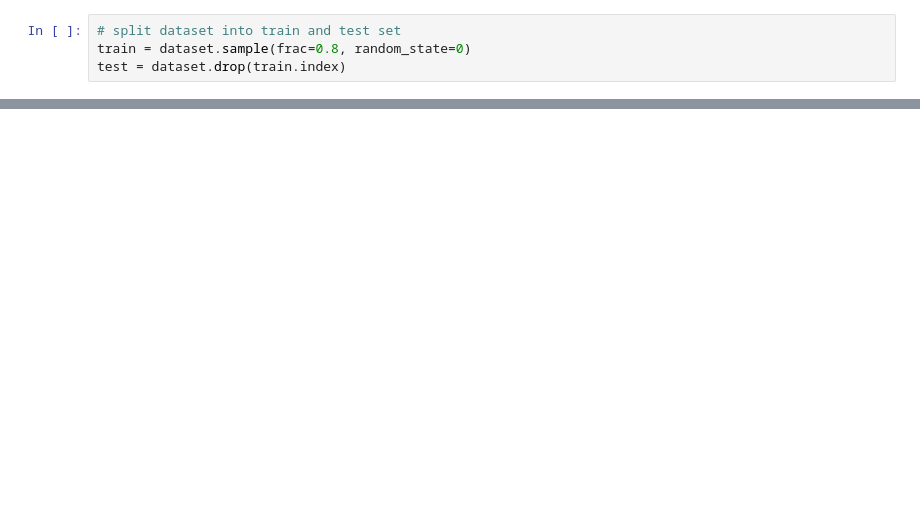
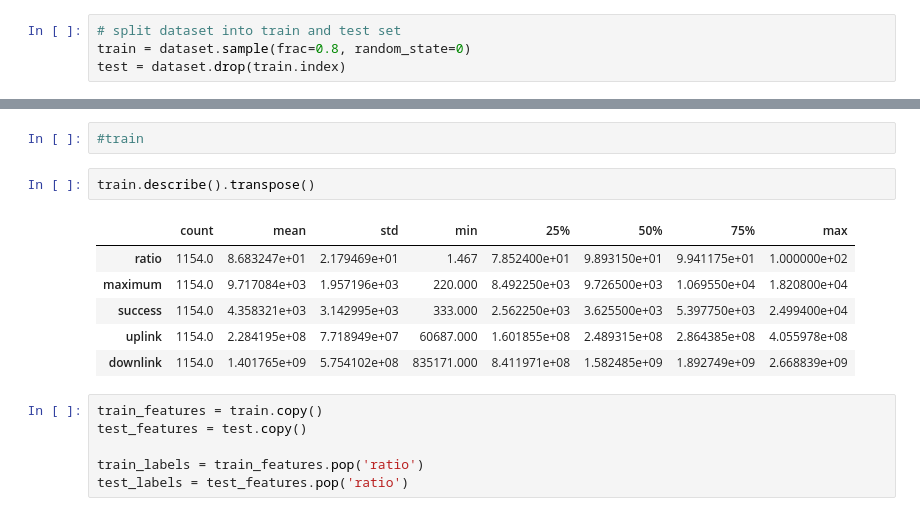
Before and after one commit to bm777/ann-network-LTE, a Jupyter notebook: jupy_model.ipynb, the cells around one changed output, grey strips where cells are left out. Saved outputs shown, nothing was run; the diff lists cells and outputs as text; blank space fills up the shorter version.

```diff
--- a/jupy_model.ipynb
+++ b/jupy_model.ipynb
@@ -40,0 +48,17 @@ ValueError: figure size must be positive finite not (0.0, 0.0)
+# %%
+#train
+# %%
+train.describe().transpose()
+# %% [output]
+|  | count | mean | std | min | 25% | 50% | 75% | max |
+| ratio | 1154.0 | 8.683247e+01 | 2.179469e+01 | 1.467 | 7.852400e+01 | 9.893150e+01 | 9.941175e+01 | 1.000000e+02 |
+| maximum | 1154.0 | 9.717084e+03 | 1.957196e+03 | 220.000 | 8.492250e+03 | 9.726500e+03 | 1.069550e+04 | 1.820800e+04 |
+| success | 1154.0 | 4.358321e+03 | 3.142995e+03 | 333.000 | 2.562250e+03 | 3.625500e+03 | 5.397750e+03 | 2.499400e+04 |
+| uplink | 1154.0 | 2.284195e+08 | 7.718949e+07 | 60687.000 | 1.601855e+08 | 2.489315e+08 | 2.864385e+08 | 4.055978e+08 |
+| downlink | 1154.0 | 1.401765e+09 | 5.754102e+08 | 835171.000 | 8.411971e+08 | 1.582485e+09 | 1.892749e+09 | 2.668839e+09 |
+# %%
+train_features = train.copy()
+test_features = test.copy()
+
+train_labels = train_features.pop('ratio')
+test_labels = test_features.pop('ratio')
```
Also changed, not shown: parts of 34 cells of this notebook, 3 other files.
